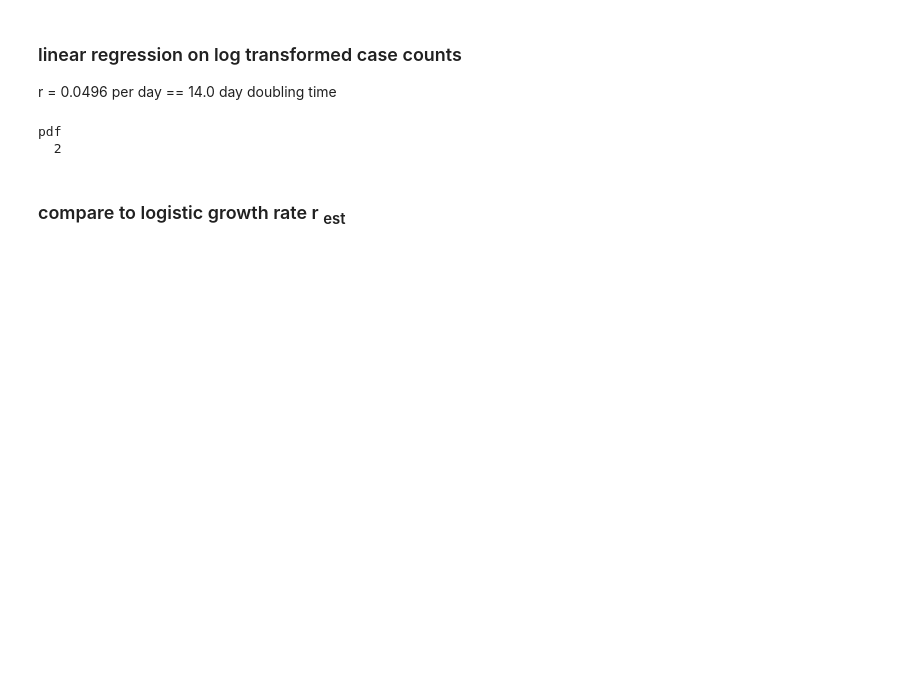
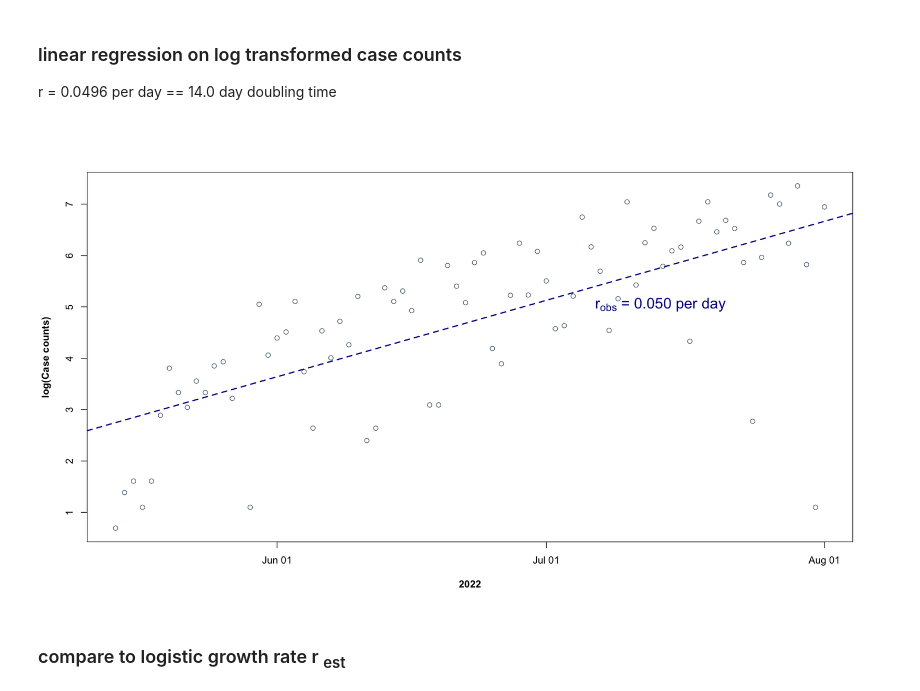
Before and after one commit to blab/mpox-dynamics, a Jupyter notebook: scripts/netau.ipynb, the cells around one changed output. Saved outputs shown, nothing was run; the diff lists cells and outputs as text; code cells hidden in the pictures; blank space fills up the shorter version.

Commit message:
visualize figs in nb

```diff
--- a/scripts/netau.ipynb
+++ b/scripts/netau.ipynb
@@ -212,27 +212,26 @@ r = 0.0496 per day == 14.0 day doubling time
 # %%
 cc_early <- cc %>%
             mutate(decimal = decimal_date(datetime)) %>%
             filter(decimal <= 2022.581) %>% # 2022-05-14 - 2022-08-01
             filter(log_cases > 0)
 
 lm.cc_early <- lm(log(cc_early$cases) ~ datetime, data=cc_early)
 
-png("r_cases.png", width=500, height=350)
+#png("r_cases.png", width=500, height=350)
 plot(y=cc_early$log_cases,
      x=cc_early$datetime,
      #main="Global",
      xlab='2022',
      ylab='log(Case counts)',
      col='#536878',
      font.lab = 2)
 title(expression(paste('r'[obs],' = 0.050 per day')), line = -11, adj=0.8, cex.main=1.25, col.main='darkblue', cex.main=1.5)
 #title(expression(paste('r'[est],' = 0.0395 per day')), line = -7, adj=0.1, cex.main=1.5)
 
 abline(lm.cc_early, col='darkblue', lty=2, lwd=2)
-dev.off()
+#dev.off()
 # %% [output]
-pdf
-  2
+[figure, added]
 # %% [markdown]
 ### compare to logistic growth rate r <sub>est
 # %% [markdown]
```
Also changed, not shown: parts of 3 cells of this notebook.
